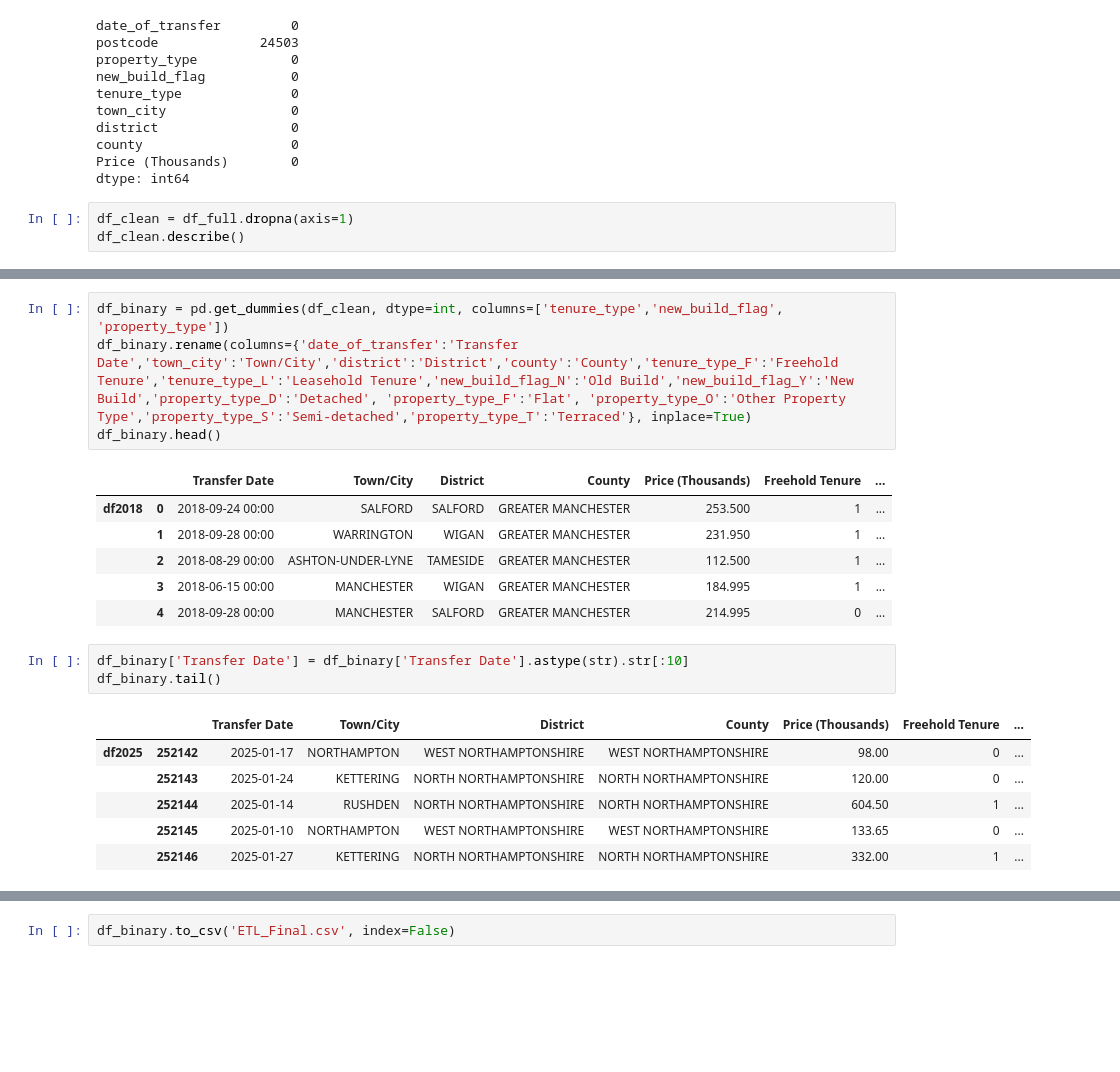
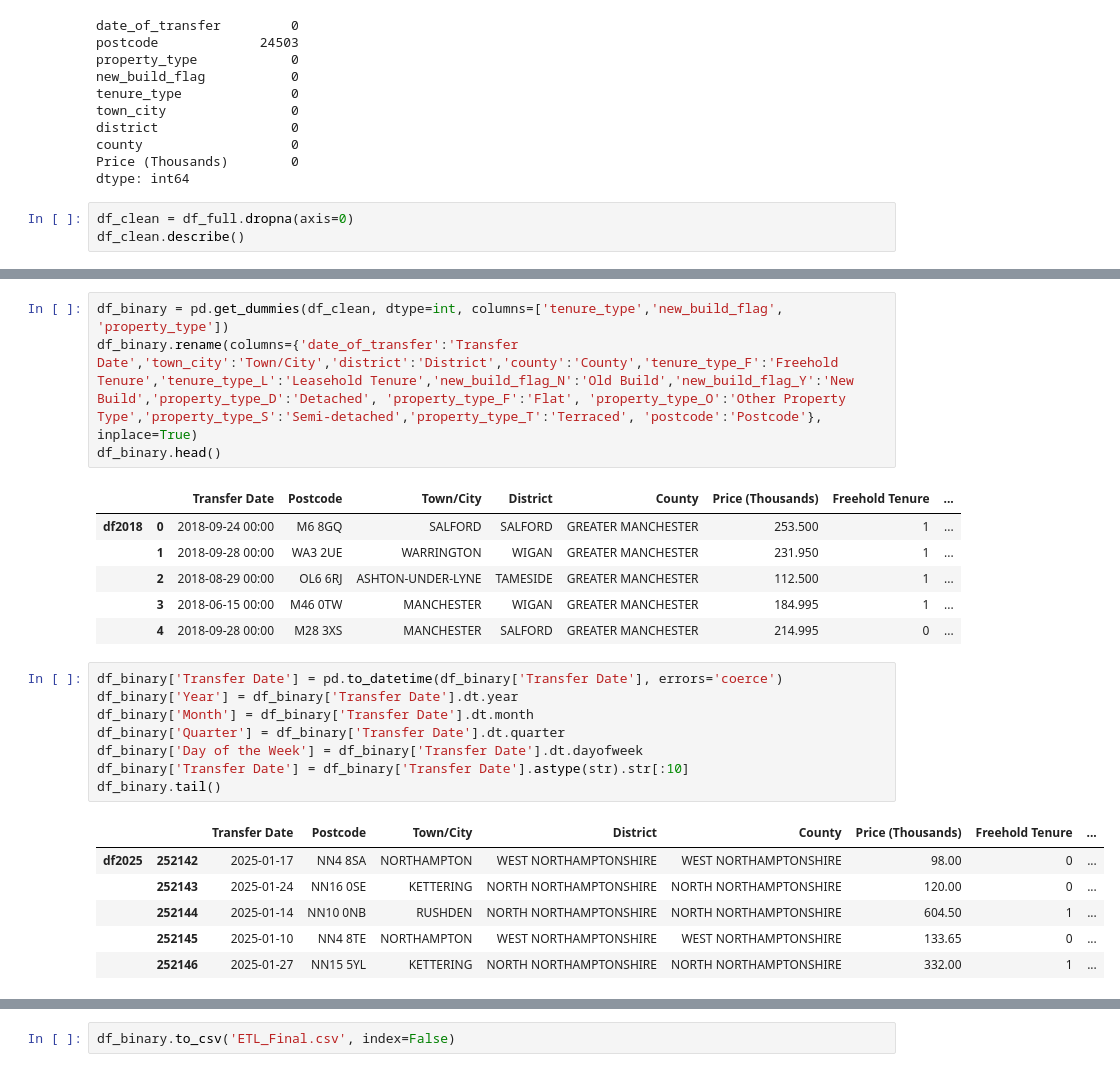
Before and after one commit to Tom-Kerrison/Housing-Price-Predictor, a Jupyter notebook: ETL.ipynb, the cells around one changed output, grey strips where cells are left out. Cells and saved outputs as stored; diff of their text form; blank space fills up the shorter version.

```diff
--- a/ETL.ipynb
+++ b/ETL.ipynb
@@ -93,7 +93,7 @@ county                   0
 Price (Thousands)        0
 dtype: int64
 # %%
-df_clean = df_full.dropna(axis=1)
+df_clean = df_full.dropna(axis=0)
 df_clean.describe()
 # %% [output]
 |  | Price (Thousands) |
@@ -108,24 +117,29 @@ df_clean.describe()
 # %%
 df_binary = pd.get_dummies(df_clean, dtype=int, columns=['tenure_type','new_build_flag', 'property_type'])
-df_binary.rename(columns={'date_of_transfer':'Transfer Date','town_city':'Town/City','district':'District','county':'County','tenure_type_F':'Freehold Tenure','tenure_type_L':'Leasehold Tenure','new_build_flag_N':'Old Build','new_build_flag_Y':'New Build','property_type_D':'Detached', 'property_type_F':'Flat', 'property_type_O':'Other Property Type','property_type_S':'Semi-detached','property_type_T':'Terraced'}, inplace=True)
+df_binary.rename(columns={'date_of_transfer':'Transfer Date','town_city':'Town/City','district':'District','county':'County','tenure_type_F':'Freehold Tenure','tenure_type_L':'Leasehold Tenure','new_build_flag_N':'Old Build','new_build_flag_Y':'New Build','property_type_D':'Detached', 'property_type_F':'Flat', 'property_type_O':'Other Property Type','property_type_S':'Semi-detached','property_type_T':'Terraced', 'postcode':'Postcode'}, inplace=True)
 df_binary.head()
 # %% [output]
-|  |  | Transfer Date | Town/City | District | County | Price (Thousands) | Freehold Tenure | ... |
-| df2018 | 0 | 2018-09-24 00:00 | SALFORD | SALFORD | GREATER MANCHESTER | 253.500 | 1 | ... |
-|  | 1 | 2018-09-28 00:00 | WARRINGTON | WIGAN | GREATER MANCHESTER | 231.950 | 1 | ... |
-|  | 2 | 2018-08-29 00:00 | ASHTON-UNDER-LYNE | TAMESIDE | GREATER MANCHESTER | 112.500 | 1 | ... |
-|  | 3 | 2018-06-15 00:00 | MANCHESTER | WIGAN | GREATER MANCHESTER | 184.995 | 1 | ... |
-|  | 4 | 2018-09-28 00:00 | MANCHESTER | SALFORD | GREATER MANCHESTER | 214.995 | 0 | ... |
+|  |  | Transfer Date | Postcode | Town/City | District | County | Price (Thousands) | Freehold Tenure | ... |
+| df2018 | 0 | 2018-09-24 00:00 | M6 8GQ | SALFORD | SALFORD | GREATER MANCHESTER | 253.500 | 1 | ... |
+|  | 1 | 2018-09-28 00:00 | WA3 2UE | WARRINGTON | WIGAN | GREATER MANCHESTER | 231.950 | 1 | ... |
+|  | 2 | 2018-08-29 00:00 | OL6 6RJ | ASHTON-UNDER-LYNE | TAMESIDE | GREATER MANCHESTER | 112.500 | 1 | ... |
+|  | 3 | 2018-06-15 00:00 | M46 0TW | MANCHESTER | WIGAN | GREATER MANCHESTER | 184.995 | 1 | ... |
+|  | 4 | 2018-09-28 00:00 | M28 3XS | MANCHESTER | SALFORD | GREATER MANCHESTER | 214.995 | 0 | ... |
 # %%
+df_binary['Transfer Date'] = pd.to_datetime(df_binary['Transfer Date'], errors='coerce')
+df_binary['Year'] = df_binary['Transfer Date'].dt.year
+df_binary['Month'] = df_binary['Transfer Date'].dt.month
+df_binary['Quarter'] = df_binary['Transfer Date'].dt.quarter
+df_binary['Day of the Week'] = df_binary['Transfer Date'].dt.dayofweek
 df_binary['Transfer Date'] = df_binary['Transfer Date'].astype(str).str[:10]
 df_binary.tail()
 # %% [output]
-|  |  | Transfer Date | Town/City | District | County | Price (Thousands) | Freehold Tenure | ... |
-| df2025 | 252142 | 2025-01-17 | NORTHAMPTON | WEST NORTHAMPTONSHIRE | WEST NORTHAMPTONSHIRE | 98.00 | 0 | ... |
-|  | 252143 | 2025-01-24 | KETTERING | NORTH NORTHAMPTONSHIRE | NORTH NORTHAMPTONSHIRE | 120.00 | 0 | ... |
-|  | 252144 | 2025-01-14 | RUSHDEN | NORTH NORTHAMPTONSHIRE | NORTH NORTHAMPTONSHIRE | 604.50 | 1 | ... |
-|  | 252145 | 2025-01-10 | NORTHAMPTON | WEST NORTHAMPTONSHIRE | WEST NORTHAMPTONSHIRE | 133.65 | 0 | ... |
-|  | 252146 | 2025-01-27 | KETTERING | NORTH NORTHAMPTONSHIRE | NORTH NORTHAMPTONSHIRE | 332.00 | 1 | ... |
+|  |  | Transfer Date | Postcode | Town/City | District | County | Price (Thousands) | Freehold Tenure | ... |
+| df2025 | 252142 | 2025-01-17 | NN4 8SA | NORTHAMPTON | WEST NORTHAMPTONSHIRE | WEST NORTHAMPTONSHIRE | 98.00 | 0 | ... |
+|  | 252143 | 2025-01-24 | NN16 0SE | KETTERING | NORTH NORTHAMPTONSHIRE | NORTH NORTHAMPTONSHIRE | 120.00 | 0 | ... |
+|  | 252144 | 2025-01-14 | NN10 0NB | RUSHDEN | NORTH NORTHAMPTONSHIRE | NORTH NORTHAMPTONSHIRE | 604.50 | 1 | ... |
+|  | 252145 | 2025-01-10 | NN4 8TE | NORTHAMPTON | WEST NORTHAMPTONSHIRE | WEST NORTHAMPTONSHIRE | 133.65 | 0 | ... |
+|  | 252146 | 2025-01-27 | NN15 5YL | KETTERING | NORTH NORTHAMPTONSHIRE | NORTH NORTHAMPTONSHIRE | 332.00 | 1 | ... |
 # %%
 lower = df_binary['Price (Thousands)'].quantile(0.005)
 upper = df_binary['Price (Thousands)'].quantile(0.995)
```
Also changed, not shown: parts of 7 cells of this notebook.
